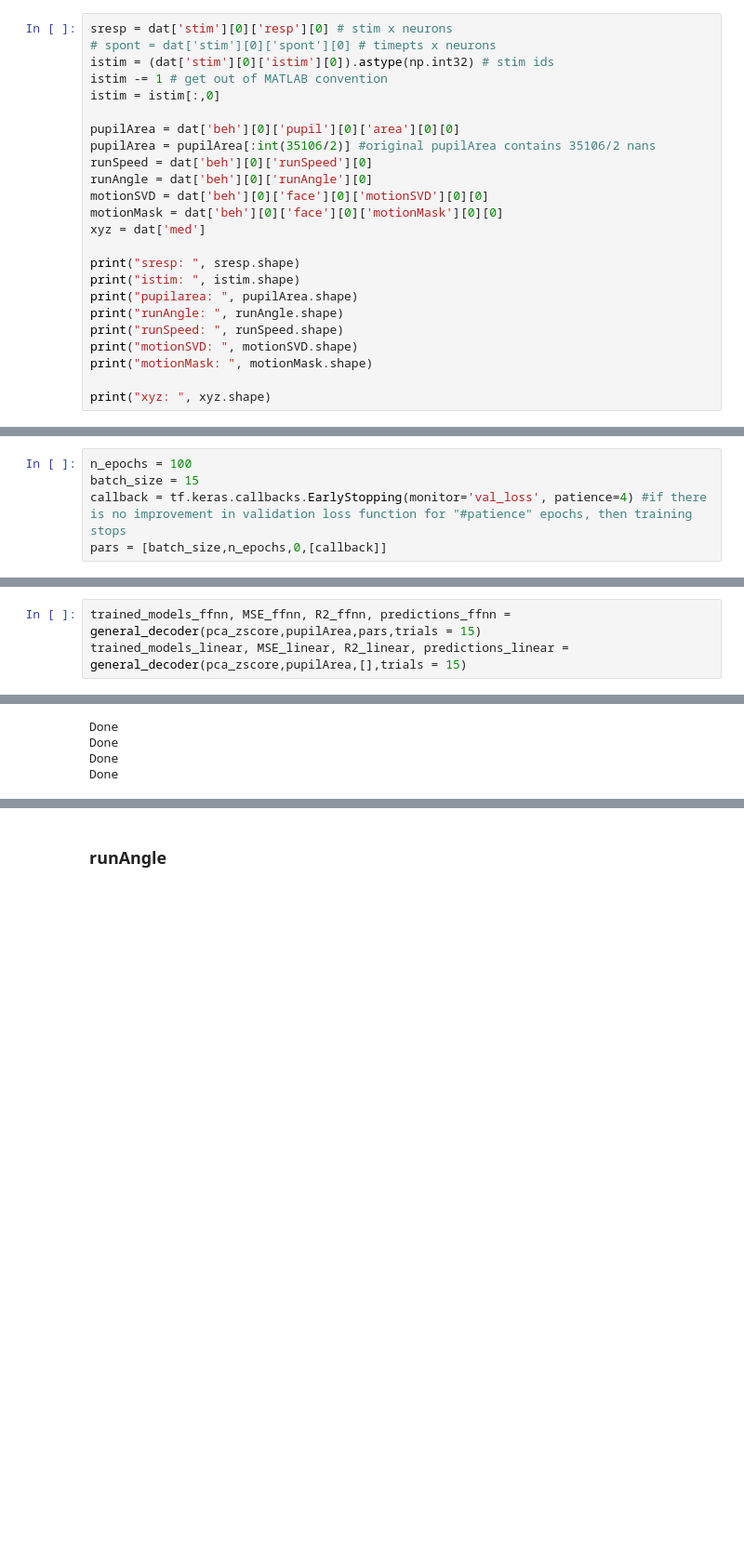
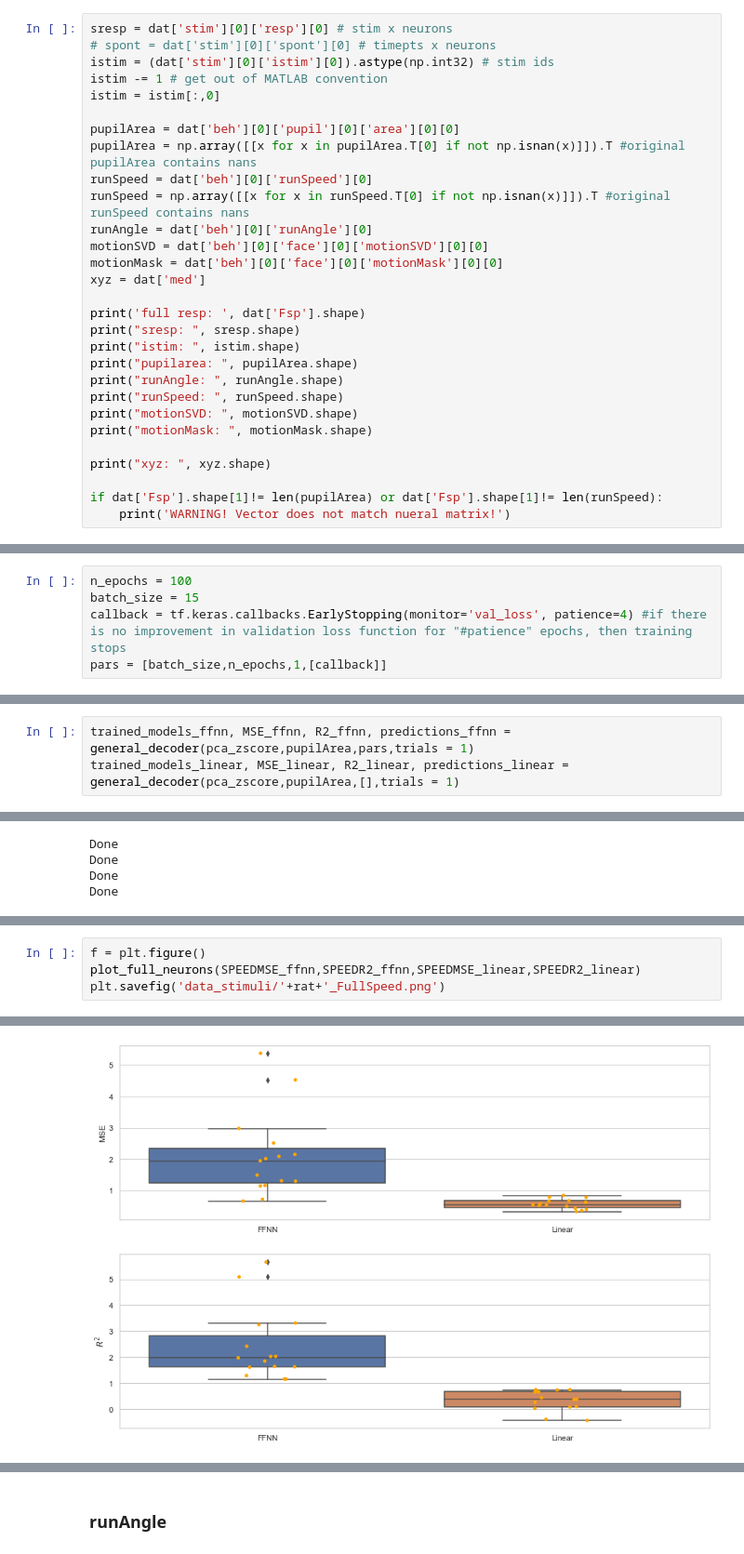
Before and after one commit to Facuemina/Aim-Eye, a Jupyter notebook: Reading_Stringer_database_stimuli_behavior.ipynb, the cells around one changed output, grey strips where cells are left out. Shown at 93% size. Drawn from its saved outputs; the diff is of its cells as text; blank space fills up the shorter version.

```diff
--- a/Reading_Stringer_database_stimuli_behavior.ipynb
+++ b/Reading_Stringer_database_stimuli_behavior.ipynb
@@ -47,13 +54,15 @@ istim -= 1 # get out of MATLAB convention
 istim = istim[:,0]
 
 pupilArea = dat['beh'][0]['pupil'][0]['area'][0][0]
-pupilArea = pupilArea[:int(35106/2)] #original pupilArea contains 35106/2 nans
+pupilArea = np.array([[x for x in pupilArea.T[0] if not np.isnan(x)]]).T #original pupilArea contains nans
 runSpeed = dat['beh'][0]['runSpeed'][0]
+runSpeed = np.array([[x for x in runSpeed.T[0] if not np.isnan(x)]]).T #original runSpeed contains nans
 runAngle = dat['beh'][0]['runAngle'][0]
 motionSVD = dat['beh'][0]['face'][0]['motionSVD'][0][0]
 motionMask = dat['beh'][0]['face'][0]['motionMask'][0][0]
 xyz = dat['med']
 
+print('full resp: ', dat['Fsp'].shape)
 print("sresp: ", sresp.shape)
 print("istim: ", istim.shape)
 print("pupilarea: ", pupilArea.shape)
@@ -63,4 +72,7 @@ print("motionSVD: ", motionSVD.shape)
 print("motionMask: ", motionMask.shape)
 
 print("xyz: ", xyz.shape)
+
+if dat['Fsp'].shape[1]!= len(pupilArea) or dat['Fsp'].shape[1]!= len(runSpeed):
+    print('WARNING! Vector does not match nueral matrix!')
 # %% [output]
@@ -252,9 +261,9 @@ def save_list(data2save,name,dir2save=r'C:\Users\Facundo\Desktop\CONICET\Doctora
 n_epochs = 100
 batch_size = 15
 callback = tf.keras.callbacks.EarlyStopping(monitor='val_loss', patience=4) #if there is no improvement in validation loss function for "#patience" epochs, then training stops
-pars = [batch_size,n_epochs,0,[callback]]
+pars = [batch_size,n_epochs,1,[callback]]
 # %% [markdown]
 ### Pupil Area
 # %%
-trained_models_ffnn, MSE_ffnn, R2_ffnn, predictions_ffnn = general_decoder(pca_zscore,pupilArea,pars,trials = 15)
-trained_models_linear, MSE_linear, R2_linear, predictions_linear = general_decoder(pca_zscore,pupilArea,[],trials = 15)
+trained_models_ffnn, MSE_ffnn, R2_ffnn, predictions_ffnn = general_decoder(pca_zscore,pupilArea,pars,trials = 1)
+trained_models_linear, MSE_linear, R2_linear, predictions_linear = general_decoder(pca_zscore,pupilArea,[],trials = 1)
@@ -404,0 +432,5 @@ plot_full_neurons(SPEEDMSE_ffnn,SPEEDR2_ffnn,SPEEDMSE_linear,SPEEDR2_linear)
+# %%
+f = plt.figure()
+plot_full_neurons(SPEEDMSE_ffnn,SPEEDR2_ffnn,SPEEDMSE_linear,SPEEDR2_linear)
+plt.savefig('data_stimuli/'+rat+'_FullSpeed.png')
+# %% [output]
@@ -405,3 +438,4 @@ plot_full_neurons(SPEEDMSE_ffnn,SPEEDR2_ffnn,SPEEDMSE_linear,SPEEDR2_linear)
+[figure, added]
 # %%
 SPEEDtrained_models_ffnnDEPTH, SPEEDMSE_ffnnDEPTH, SPEEDR2_ffnnDEPTH, SPEEDpredictions_ffnnDEPTH = general_depth_decoder(xyz.T[-1],Z,runSpeed,pars)
 SPEEDtrained_models_linearDEPTH, SPEEDMSE_linearDEPTH, SPEEDR2_linearDEPTH, SPEEDpredictions_linearDEPTH = general_depth_decoder(xyz.T[-1],Z,runSpeed,[])
```
Also changed, not shown: parts of 16 cells of this notebook, 55 other files.
